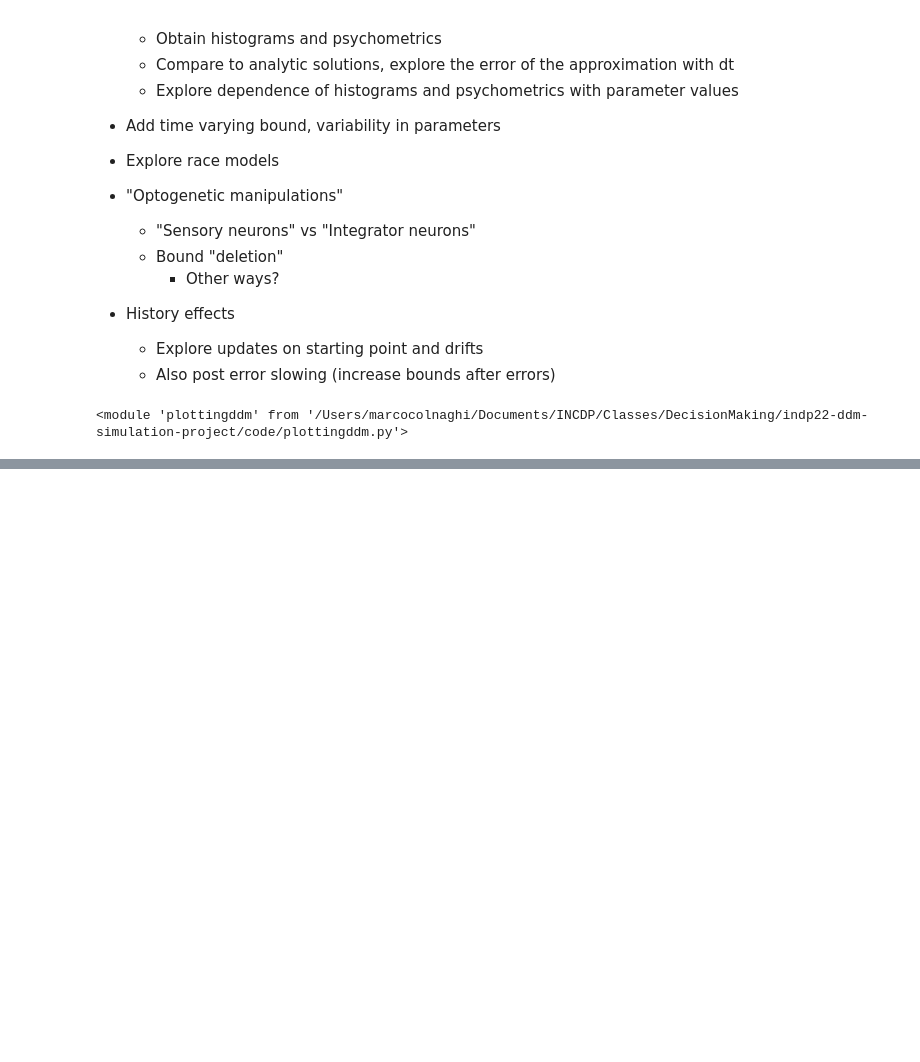
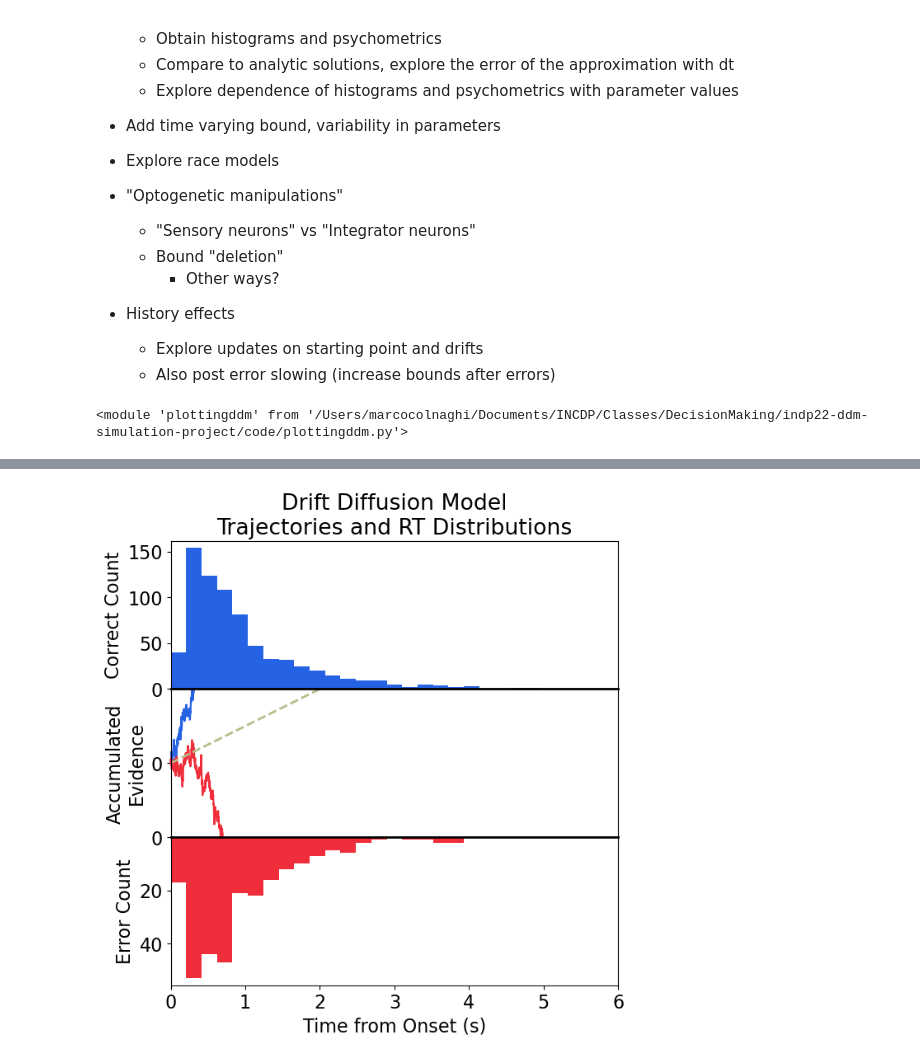
Before and after one commit to I-Pica/indp22-ddm-simulation-project, a Jupyter notebook: code/marco-sim-ddm.ipynb, the cells around one changed output, grey strips where cells are left out. Cells and saved outputs as stored; diff of their text form; code cells hidden in the pictures; blank space fills up the shorter version.

```diff
--- a/code/marco-sim-ddm.ipynb
+++ b/code/marco-sim-ddm.ipynb
@@ -23,14 +23,14 @@ from matplotlib.gridspec import GridSpec
 import importlib
 import random
 from scipy.optimize import curve_fit
-
+from statsmodels.distributions.empirical_distribution import ECDF
 
 # import all functions defined in ddm.py
 import ddm
 import plottingddm as pddm
 
 # set the font size of plots
-font = {'size'   : 14}
+font = {'size'   : 16}
 plt.rc('font', **font)
 # %%
 # Reload all functions from the ddm.py file
@@ -450,11 +57,0 @@ optocolorHEX[0]
-# %%
-# Plot the reaction time distributions for the hit and error trials, for example mu
-mu_i = 12 # example mu
-bins = np.linspace(0, 6, 20)
-
-hits = S_list[mu_i][hits_list[mu_i],1]
-errs = S_list[mu_i][errs_list[mu_i],1]
-
-ddm.plot_rt_hist(hits, errs, bins)
-plt.title('Reaction time distribution\n for drift={:.2f}'.format(mu_list[mu_i]))
-plt.show()
@@ -562,0 +81,7 @@ thetadecaying[0]
+# %%
+# Plot Trajectories with RT histograms
+hits, errs = ddm.calc_hits_errs(S, mu)
+fig = pddm.plot_trajectories_and_RT(S, hits, errs, ds_traj, mu, ds_t, bins, colors)
+fig.savefig('RTandSingleTraj.png', format='png', dpi= 900)
+# %% [output]
+[figure, added]
```
Also changed, not shown: parts of 54 cells of this notebook, 1 other file.
